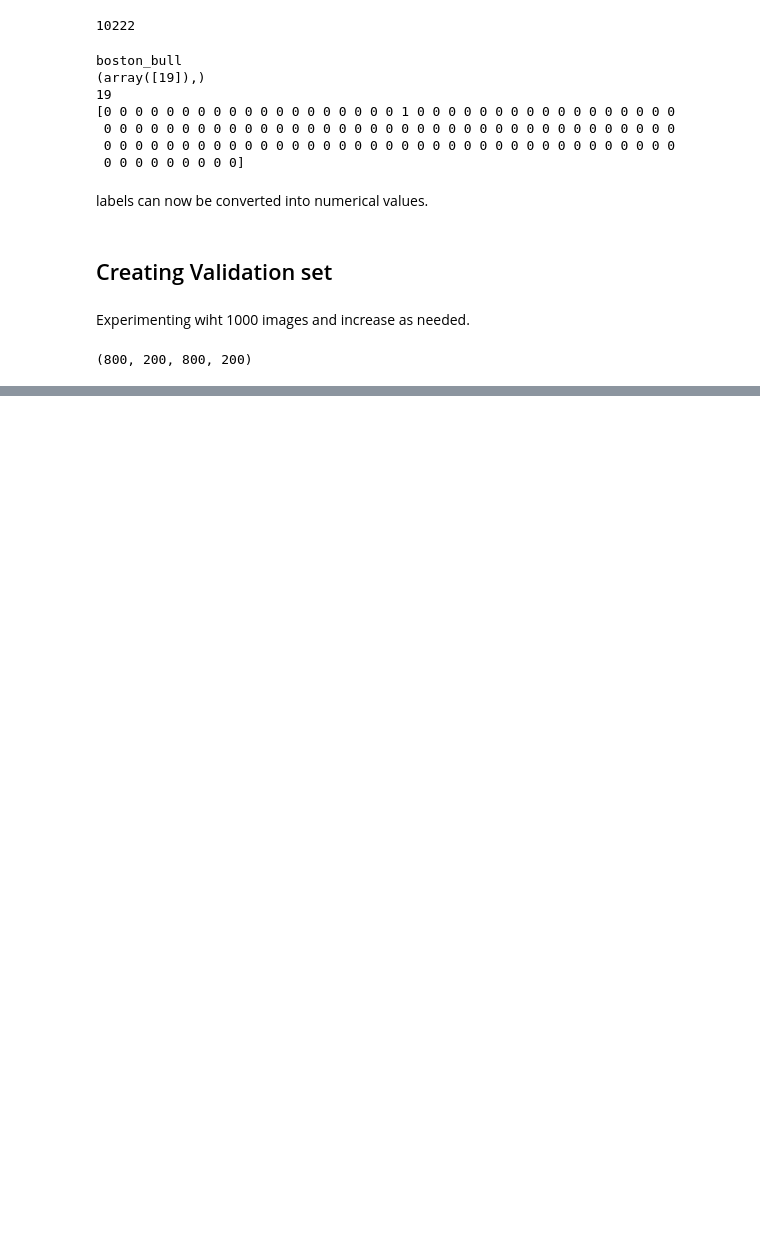
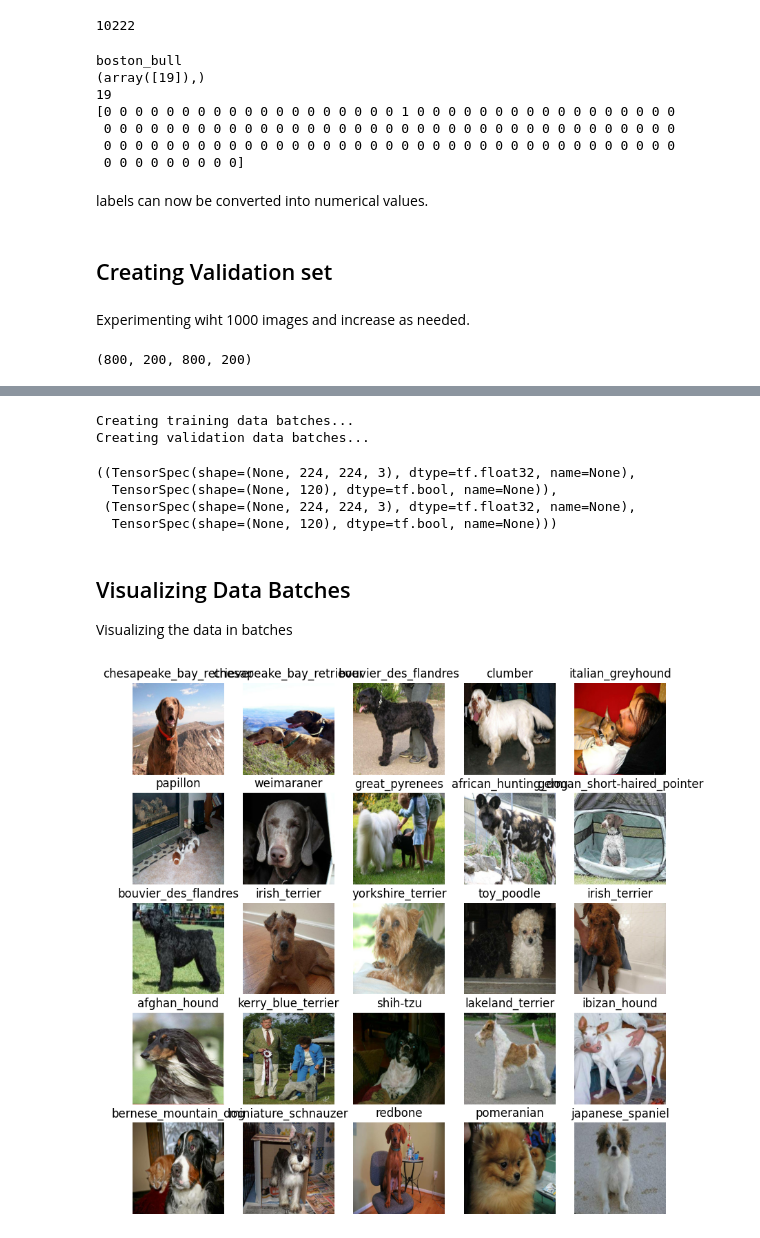
Before and after one commit to vold2emort/Dog-Identification-Model, a Jupyter notebook: Dog_Identification.ipynb, the cells around one changed output, grey strips where cells are left out. Saved outputs shown, nothing was run; the diff lists cells and outputs as text; code cells hidden in the pictures; blank space fills up the shorter version.

Commit message:
Preprocessing and data into batches

```diff
--- a/Dog_Identification.ipynb
+++ b/Dog_Identification.ipynb
@@ -271,0 +382,61 @@ len(X_train), len(X_val), len(y_train), len(y_val)
+# %%
+BATCH_SIZE = 32
+
+def create_data_batches(X, y=None, batch_size=BATCH_SIZE, valid_data=False, test_data=False):
+  """Create batches of data out of image (X) and label (y) pairs. Shuffles the training data but doesn't shuffle if it's validation data.Also accepst test data as input(nolabels)."""
+  # for test dataset
+  if test_data:
+    print("Creating test data batches...")
+    data = tf.data.Dataset.from_tensor_slices((tf.constant(X)))
+    data_batch = data.map(process_image).batch(BATCH_SIZE)
+    return data_batch
+
+  # data for valid dataset
+  elif valid_data:
+    print("Creating validation data batches...")
+    data = tf.data.Dataset.from_tensor_slices((tf.constant(X), tf.constant(y)))
+    data_batch = data.map(get_image_label).batch(BATCH_SIZE)
+    return data_batch
+
+  else:
+    print("Creating training data batches...")
+    data = tf.data.Dataset.from_tensor_slices((tf.constant(X), tf.constant(y)))
+    # shuffling the data
+    data = data.shuffle(buffer_size=len(X))
+    data = data.map(get_image_label)
+    data_batch = data.batch(BATCH_SIZE)
+    return data_batch
+# %%
+# creating training and validation data batches
+train_data = create_data_batches(X_train, y_train)
+val_data = create_data_batches(X_val, y_val, valid_data=True)
+# %% [output]
+Creating training data batches...
+Creating validation data batches...
+# %%
+train_data.element_spec, val_data.element_spec
+# %% [output]
+((TensorSpec(shape=(None, 224, 224, 3), dtype=tf.float32, name=None),
+  TensorSpec(shape=(None, 120), dtype=tf.bool, name=None)),
+ (TensorSpec(shape=(None, 224, 224, 3), dtype=tf.float32, name=None),
+  TensorSpec(shape=(None, 120), dtype=tf.bool, name=None)))
+# %% [markdown]
+## Visualizing Data Batches
+
+Visualizing the data in batches
+# %%
+def show_25_images(images, labels):
+  """Displays a plot of 25 images and their labels from data batch."""
+  plt.figure(figsize=(10, 10))
+  for i in range(25):
+    # subplots of 5x5 for 25 images
+    ax = plt.subplot(5, 5, i+1)
+    # displaying image in each subplots
+    plt.imshow(images[i])
+    plt.title(unique_breed[labels[i].argmax()])
+    plt.axis('off')
+# %%
+train_images, train_labels = next(train_data.as_numpy_iterator())
+show_25_images(train_images, train_labels)
+# %% [output]
+[figure, added]
```
Also changed, not shown: parts of 13 cells of this notebook.
